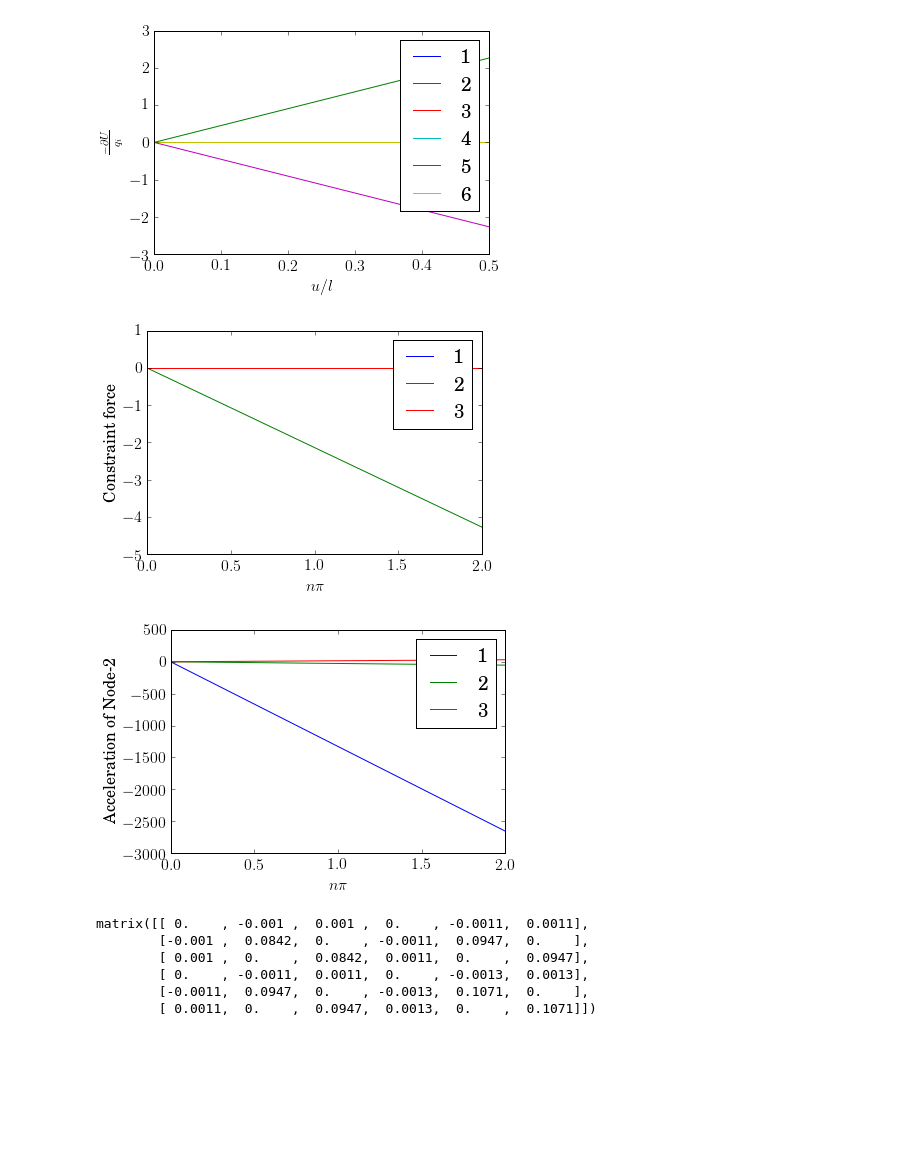
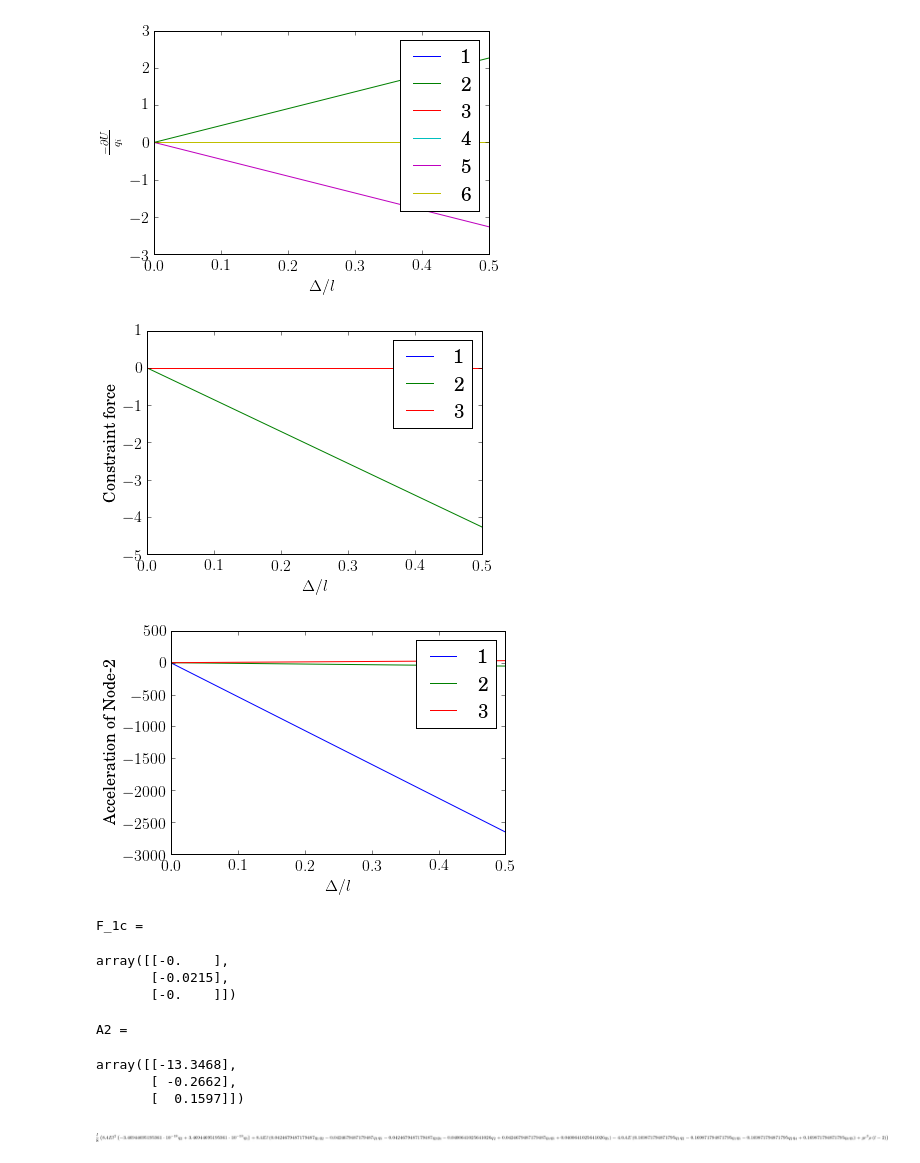
Before and after one commit to cdlrpi/mixed-body-type, a Jupyter notebook: large-deformation/gebf-mass-matrix-and-forces-2D-v8.ipynb, the cells around one changed output. Drawn from its saved outputs; the diff is of its cells as text; code cells hidden in the pictures; blank space fills up the shorter version.

```diff
--- a/large-deformation/gebf-mass-matrix-and-forces-2D-v8.ipynb
+++ b/large-deformation/gebf-mass-matrix-and-forces-2D-v8.ipynb
@@ -360,29 +368,74 @@ plt.show()
 # %%
 plt.rc('text', usetex=True)
 for i in range(3):
-    plt.plot(phi/np.pi, F1c[:,i])
+    plt.plot(delta/0.12, F1c[:,i])
 plt.ylabel('Constraint force')
-plt.xlabel('$n\pi$')
+plt.xlabel('$\Delta/l$')
 plt.legend(['1', '2', '3'])
 plt.show()
 # %% [output]
-[figure, old version]
+[figure, new version]
 # %%
 plt.rc('text', usetex=True)
 for i in range(3):
-    plt.plot(phi/np.pi, A2[:,i])
+    plt.plot(delta/0.12, A2[:,i])
 plt.ylabel('Acceleration of Node-2')
-plt.xlabel('$n\pi$')
+plt.xlabel('$\Delta/l$')
 plt.legend(['1', '2', '3'])
 plt.show()
 # %% [output]
-[figure, old version]
+[figure, new version]
-# %%
-M_func(0.7e6, 0.0018, 1.215e-8, 0.02393, 5540, 0.12, 0, np.zeros_like(q), np.zeros_like(theta), np.zeros_like(omega))
-# %% [output]
-matrix([[ 0.    , -0.001 ,  0.001 ,  0.    , -0.0011,  0.0011],
-        [-0.001 ,  0.0842,  0.    , -0.0011,  0.0947,  0.    ],
-        [ 0.001 ,  0.    ,  0.0842,  0.0011,  0.    ,  0.0947],
-        [ 0.    , -0.0011,  0.0011,  0.    , -0.0013,  0.0013],
-        [-0.0011,  0.0947,  0.    , -0.0013,  0.1071,  0.    ],
-        [ 0.0011,  0.    ,  0.0947,  0.0013,  0.    ,  0.1071]])
+# %%
+M_num    = M_func(   0.7e6, 0.0018, 1.215e-8, 0.02393, 5540, 0.12, 0, q0GEBF[1], np.zeros_like(theta), np.zeros_like(omega))
+beta_num = beta_func(0.7e6, 0.0018, 1.215e-8, 0.02393, 5540, 0.12, 0, q0GEBF[1], np.zeros_like(theta), np.zeros_like(omega))
+M11 = np.array(M_num[0:3,0:3])
+M12 = np.array(M_num[0:3,3:6])
+M21 = np.array(M_num[3:6,0:3])
+M22 = np.array(M_num[3:6,3:6])
+
+# For now use these definitions to cast Fic (constraint forces between GEBF elements)
+# into generalized constraint forces
+gamma11 = np.eye(3)
+gamma12 = np.zeros((3,3))
+gamma22 = np.eye(3)
+gamma21 = np.zeros((3,3))
+
+# partition beta into lambda13 and lambda23
+gamma13 = np.array(beta_num[0:3])
+gamma23 = np.array(beta_num[3:6])
+
+# Commonly inverted quantities
+iM11 = np.linalg.inv(M11)
+iM22 = np.linalg.inv(M22)
+Gamma1 = np.linalg.inv(M11 - M12.dot(iM22.dot(M21)))
+Gamma2 = np.linalg.inv(M22 - M21.dot(iM11.dot(M12)))
+
+# Compute all terms of the two handle equations
+z11 = Gamma1.dot(gamma11 - M12.dot(iM22.dot(gamma21)))
+z12 = Gamma1.dot(gamma12 - M12.dot(iM22.dot(gamma22)))
+z21 = Gamma2.dot(gamma21 - M21.dot(iM11.dot(gamma11)))
+z22 = Gamma2.dot(gamma22 - M21.dot(iM11.dot(gamma12)))
+
+z13 = Gamma1.dot(gamma13 - M12.dot(iM22.dot(gamma23))).reshape((3,1))
+z23 = Gamma2.dot(gamma23 - M21.dot(iM11.dot(gamma13))).reshape((3,1))
+
+#     fix node one, D = eye, P = zeros, and let node two be free
+F1c = -np.linalg.inv(z11).dot(z13)
+A2 = np.dot(z21,F1c) + z23
+print('F_1c = ')
+display(F1c)
+print('A2 = ')
+display(A2)
+# %% [output]
+F_1c =
+array([[-0.    ],
+       [-0.0215],
+       [-0.    ]])
+A2 =
+array([[-13.3468],
+       [ -0.2662],
+       [  0.1597]])
+# %%
+sym.simplify(beta[0].subs([(theta[0],0),(theta[1],0)]))
+# %% [output]
+[figure, added]
```
Also changed, not shown: parts of 8 cells of this notebook, 8 other files.
